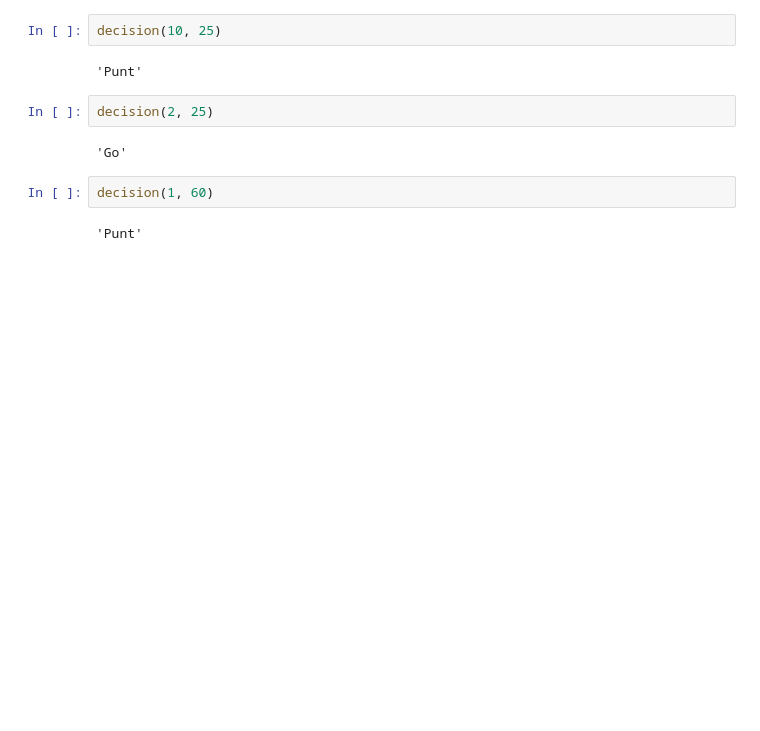
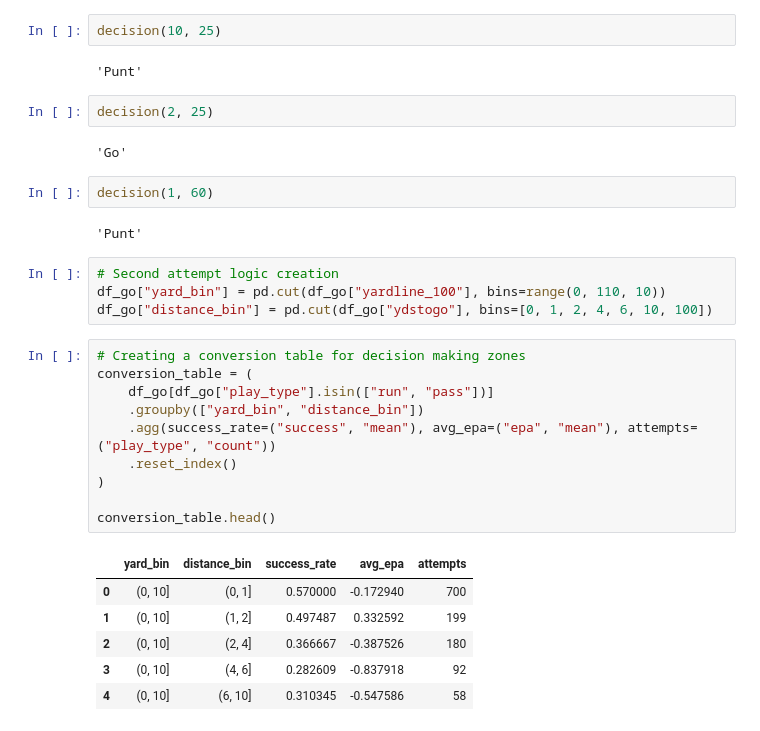
Before and after one commit to slimseidl/4th-Down-Model, a Jupyter notebook: notebooks/LogicExploration.ipynb, the cells around one changed output. Cells and saved outputs as stored; diff of their text form; blank space fills up the shorter version.

Commit message:
Secondary Punt Logic

```diff
--- a/notebooks/LogicExploration.ipynb
+++ b/notebooks/LogicExploration.ipynb
@@ -91,3 +91,24 @@ decision(2, 25)
 decision(1, 60)
 # %% [output]
 'Punt'
+# %%
+# Second attempt logic creation
+df_go["yard_bin"] = pd.cut(df_go["yardline_100"], bins=range(0, 110, 10))
+df_go["distance_bin"] = pd.cut(df_go["ydstogo"], bins=[0, 1, 2, 4, 6, 10, 100])
+# %%
+# Creating a conversion table for decision making zones
+conversion_table = (
+    df_go[df_go["play_type"].isin(["run", "pass"])]
+    .groupby(["yard_bin", "distance_bin"])
+    .agg(success_rate=("success", "mean"), avg_epa=("epa", "mean"), attempts=("play_type", "count"))
+    .reset_index()
+)
+
+conversion_table.head()
+# %% [output]
+|  | yard_bin | distance_bin | success_rate | avg_epa | attempts |
+| 0 | (0, 10] | (0, 1] | 0.570000 | -0.172940 | 700 |
+| 1 | (0, 10] | (1, 2] | 0.497487 | 0.332592 | 199 |
+| 2 | (0, 10] | (2, 4] | 0.366667 | -0.387526 | 180 |
+| 3 | (0, 10] | (4, 6] | 0.282609 | -0.837918 | 92 |
+| 4 | (0, 10] | (6, 10] | 0.310345 | -0.547586 | 58 |
```
Also changed, not shown: parts of 3 cells of this notebook.
